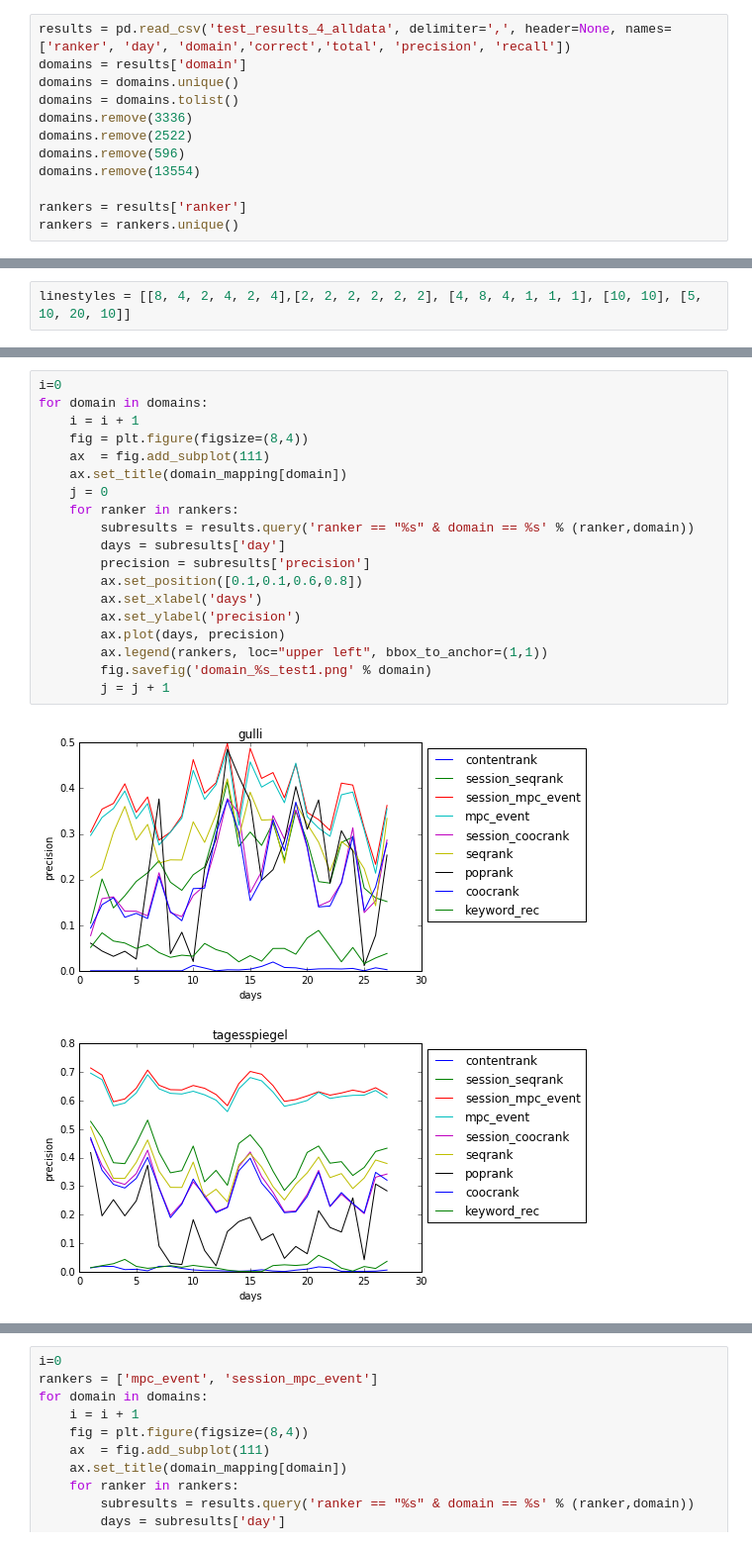
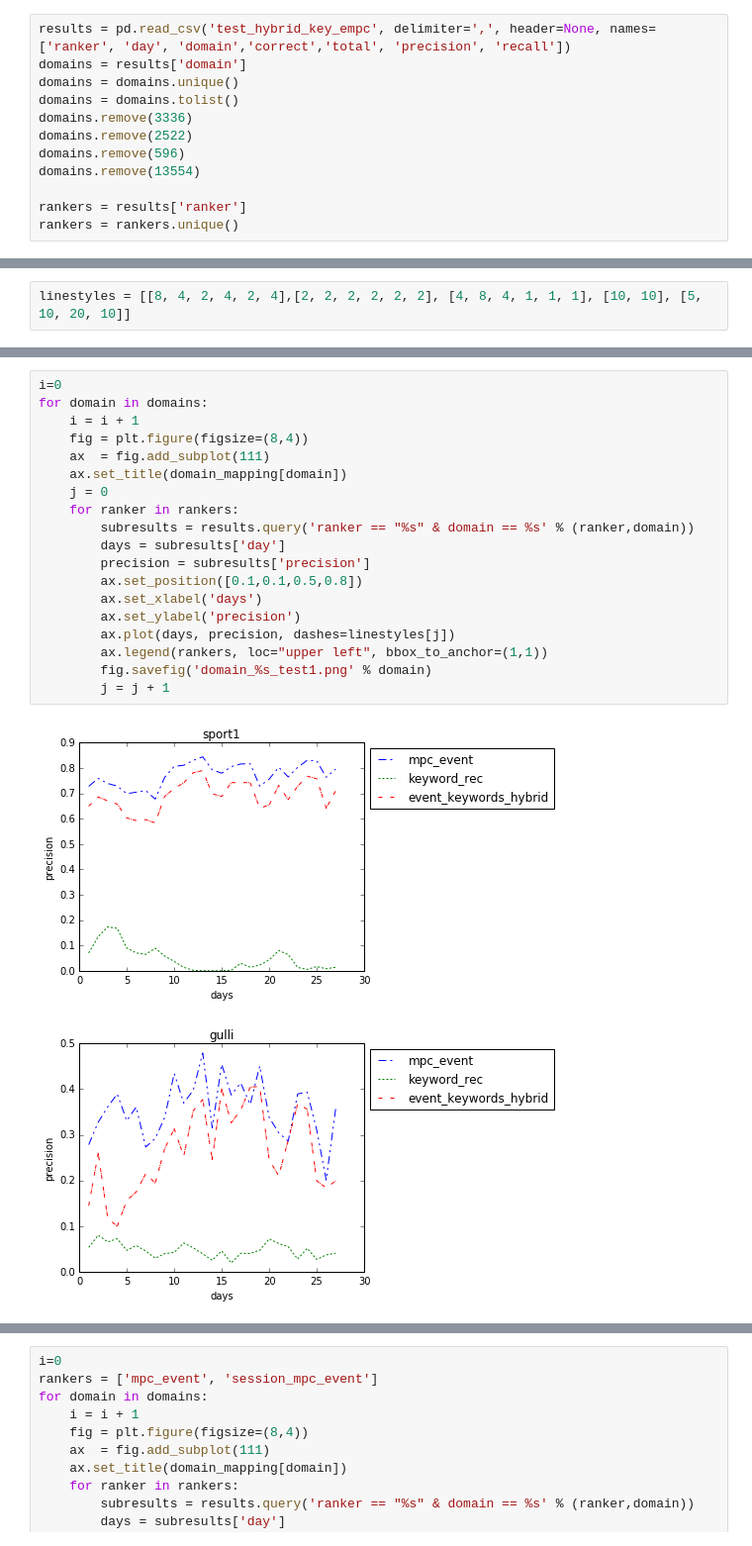
Before and after one commit to martijnnanne/newsreel-offline, a Jupyter notebook: results/Fancy_graphs.ipynb, the cells around one changed output, grey strips where cells are left out. Shown at 99% size. Drawn from its saved outputs; the diff is of its cells as text.

```diff
--- a/results/Fancy_graphs.ipynb
+++ b/results/Fancy_graphs.ipynb
@@ -5,7 +5,7 @@ import matplotlib.pyplot as plt
 # %%
 domain_mapping = {418:'ksta', 1677:'tagesspiegel', 35774:'sport1', 694:'gulli', }
 # %%
-results = pd.read_csv('test_results_4_alldata', delimiter=',', header=None, names=['ranker', 'day', 'domain','correct','total', 'precision', 'recall'])
+results = pd.read_csv('test_hybrid_key_empc', delimiter=',', header=None, names=['ranker', 'day', 'domain','correct','total', 'precision', 'recall'])
 domains = results['domain']
 domains = domains.unique()
 domains = domains.tolist()
@@ -80,22 +74,22 @@ for ranker in rankers:
 # %%
 i=0
 for domain in domains:
     i = i + 1
     fig = plt.figure(figsize=(8,4))
     ax  = fig.add_subplot(111)
     ax.set_title(domain_mapping[domain])
     j = 0
     for ranker in rankers:
         subresults = results.query('ranker == "%s" & domain == %s' % (ranker,domain))
         days = subresults['day']
         precision = subresults['precision']
-        ax.set_position([0.1,0.1,0.6,0.8])
+        ax.set_position([0.1,0.1,0.5,0.8])
         ax.set_xlabel('days')
         ax.set_ylabel('precision')
-        ax.plot(days, precision)
+        ax.plot(days, precision, dashes=linestyles[j])
         ax.legend(rankers, loc="upper left", bbox_to_anchor=(1,1))
         fig.savefig('domain_%s_test1.png' % domain)
         j = j + 1
 # %% [output]
-[figure, old version]
+[figure, new version]
-[figure, old version]
+[figure, new version]
```
Also changed, not shown: parts of 8 cells of this notebook, 4 other files.
